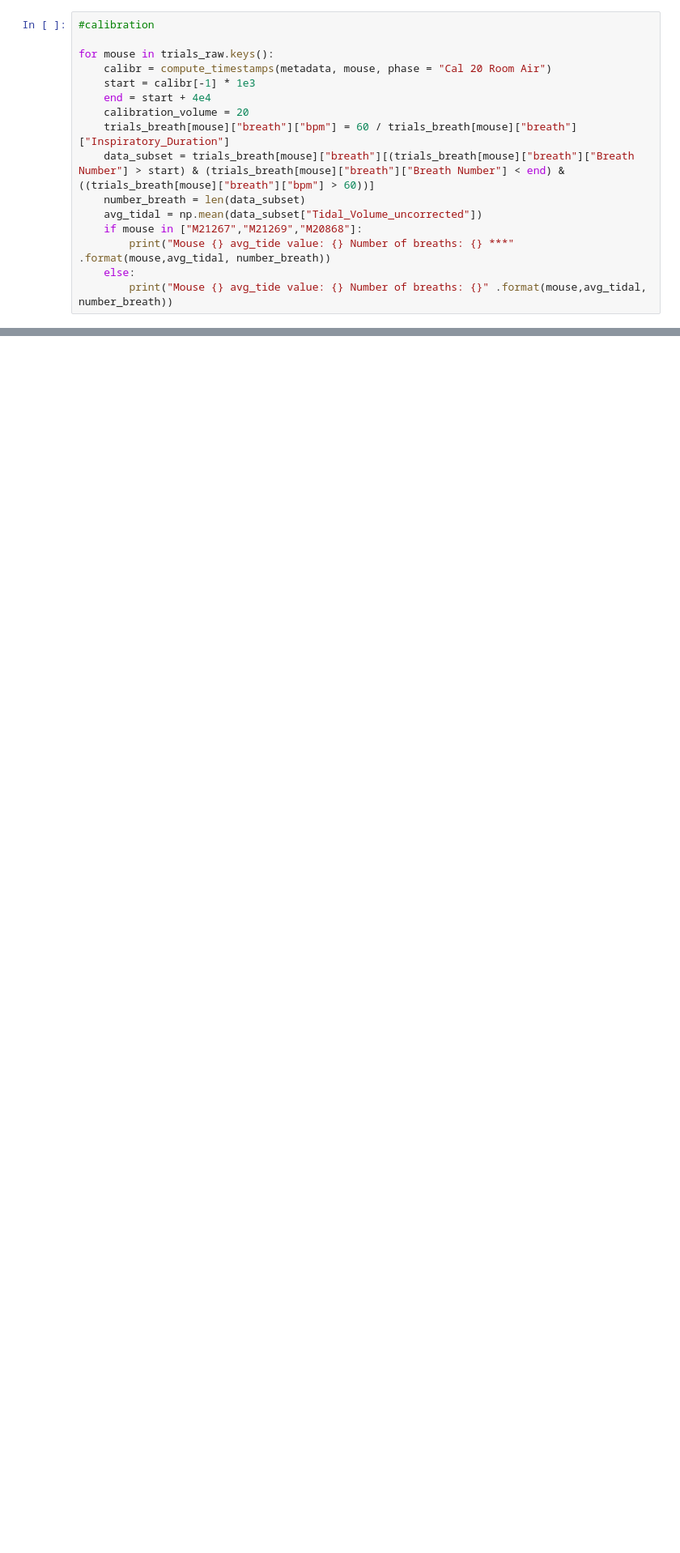
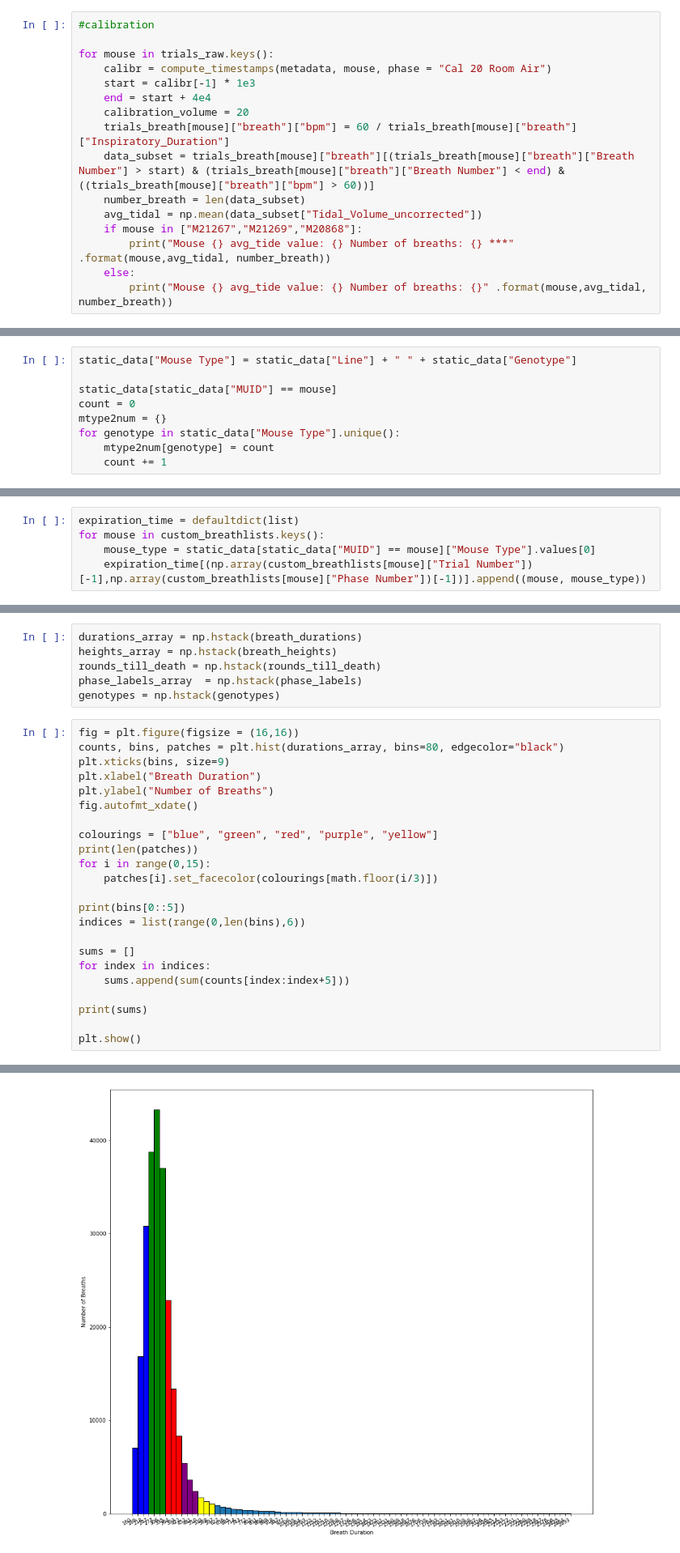
Before and after one commit to mahmoudalmadi/BCM_SIDS_ML_Summer_22, a Jupyter notebook: playground/week_3-4_BreathExtraction.ipynb, the cells around one changed output, grey strips where cells are left out. Shown at 81% size. Saved outputs shown, nothing was run; the diff lists cells and outputs as text; blank space fills up the shorter version.

```diff
--- a/playground/week_3-4_BreathExtraction.ipynb
+++ b/playground/week_3-4_BreathExtraction.ipynb
@@ -1118,0 +908,9 @@ Text(0.5, 1.0, 'Number of Breaths in Each Height Range')
+# %%
+static_data["Mouse Type"] = static_data["Line"] + " " + static_data["Genotype"]
+
+static_data[static_data["MUID"] == mouse]
+count = 0
+mtype2num = {}
+for genotype in static_data["Mouse Type"].unique():
+    mtype2num[genotype] = count
+    count += 1
@@ -1118,0 +959,5 @@ Text(0.5, 1.0, 'Number of Breaths in Each Height Range')
+# %%
+expiration_time = defaultdict(list)
+for mouse in custom_breathlists.keys():
+    mouse_type = static_data[static_data["MUID"] == mouse]["Mouse Type"].values[0]
+    expiration_time[(np.array(custom_breathlists[mouse]["Trial Number"])[-1],np.array(custom_breathlists[mouse]["Phase Number"])[-1])].append((mouse, mouse_type))
@@ -1118,0 +1551,30 @@ Text(0.5, 1.0, 'Number of Breaths in Each Height Range')
+# %%
+durations_array = np.hstack(breath_durations)
+heights_array = np.hstack(breath_heights)
+rounds_till_death = np.hstack(rounds_till_death)
+phase_labels_array  = np.hstack(phase_labels)
+genotypes = np.hstack(genotypes)
+# %%
+fig = plt.figure(figsize = (16,16))
+counts, bins, patches = plt.hist(durations_array, bins=80, edgecolor="black")
+plt.xticks(bins, size=9)
+plt.xlabel("Breath Duration")
+plt.ylabel("Number of Breaths")
+fig.autofmt_xdate()
+
+colourings = ["blue", "green", "red", "purple", "yellow"]
+print(len(patches))
+for i in range(0,15):
+    patches[i].set_facecolor(colourings[math.floor(i/3)])
+
+print(bins[0::5])
+indices = list(range(0,len(bins),6))
+
+sums = []
+for index in indices:
+    sums.append(sum(counts[index:index+5]))
+
+print(sums)
+
+plt.show()
+# %% [output]
@@ -1118,0 +1586 @@ Text(0.5, 1.0, 'Number of Breaths in Each Height Range')
+[figure, added]
```
Also changed, not shown: parts of 77 cells of this notebook, 4 other files.
